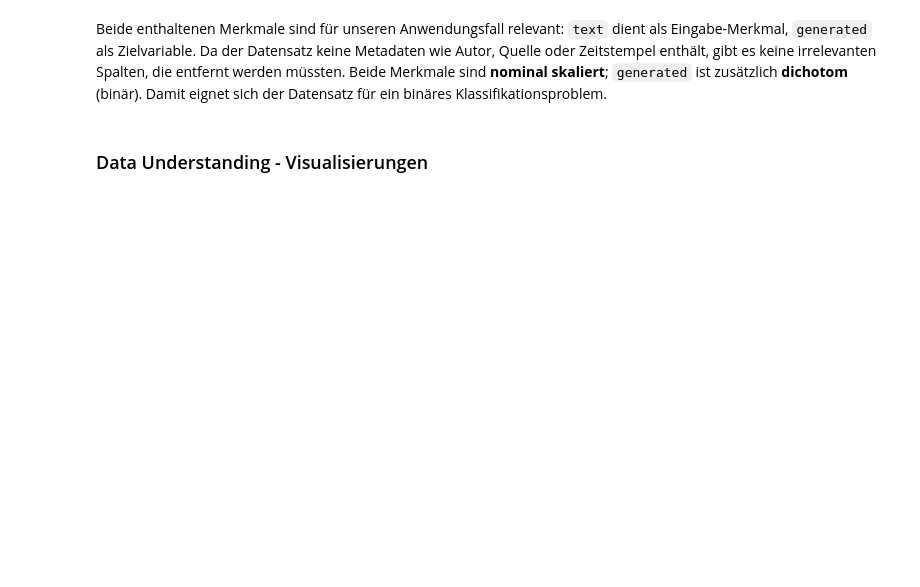
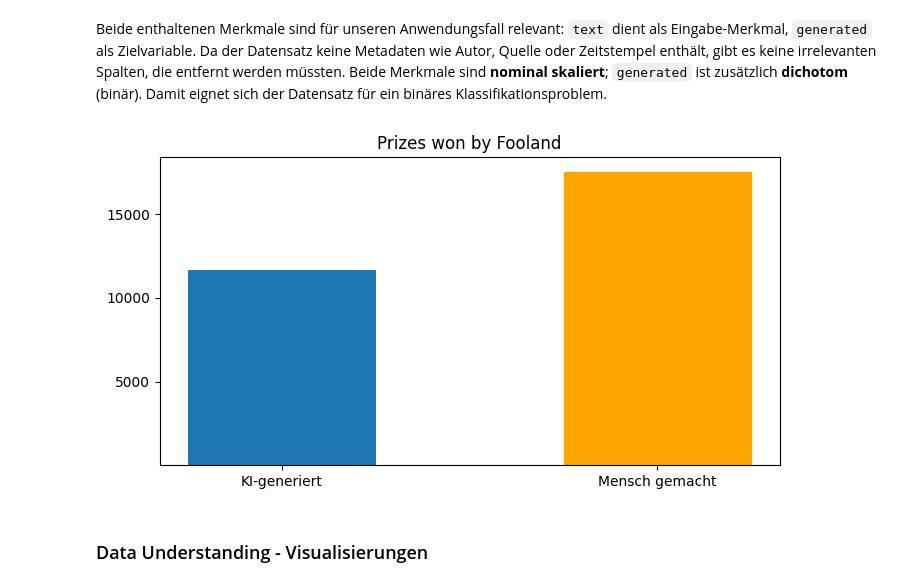
Before and after one commit to TheAmarok/Neue-Konzepte-Gruppe-9, a Jupyter notebook: Notebook.ipynb, the cells around one changed output. Cells and saved outputs as stored; diff of their text form; code cells hidden in the pictures; blank space fills up the shorter version.

Commit message:
visualisiert Datensatz

```diff
--- a/Notebook.ipynb
+++ b/Notebook.ipynb
@@ -366,5 +369,23 @@ merkmale
 | 1 | generated | Label: 0 = von Menschen geschrieb... | int64 | nominal (binär, dichotom) | 27340 | 2 | ja – Zielvariable |
 # %% [markdown]
 Beide enthaltenen Merkmale sind für unseren Anwendungsfall relevant: `text` dient als Eingabe-Merkmal, `generated` als Zielvariable. Da der Datensatz keine Metadaten wie Autor, Quelle oder Zeitstempel enthält, gibt es keine irrelevanten Spalten, die entfernt werden müssten. Beide Merkmale sind **nominal skaliert**; `generated` ist zusätzlich **dichotom** (binär). Damit eignet sich der Datensatz für ein binäres Klassifikationsproblem.
+# %%
+labels = ["KI-generiert", "Mensch gemacht"]
+data = [df["generated"].value_counts()[1], df["generated"].value_counts()[0]]
+
+bar_width = 0.5
+# Manuelle Definition der Balken und Label Platzierung
+# Pandas kommt mit build-in Matplotlib Plots, diese sind nutzerfreundlicher
+xlocations = np.array(range(len(data))) + bar_width # Platzierung der Balken und Definition des Abstands
+barlist = plt.bar(xlocations, data, width=bar_width)
+barlist[1].set_color('orange')
+plt.yticks([5000, 10000, 15000]) # Bereich der y-Achse
+plt.xticks(xlocations, labels) # Platziert die Beschriftung der Balken
+plt.title("Prizes won by Fooland")
+plt.gca().get_xaxis().tick_bottom() # gca: get current axes
+plt.gca().get_yaxis().tick_left()
+plt.gcf().set_size_inches((8,4)) # Größe der Grafik
+# %% [output]
+[figure, added]
 # %% [markdown]
 ### Data Understanding - Visualisierungen
```
Also changed, not shown: parts of 4 cells of this notebook.
